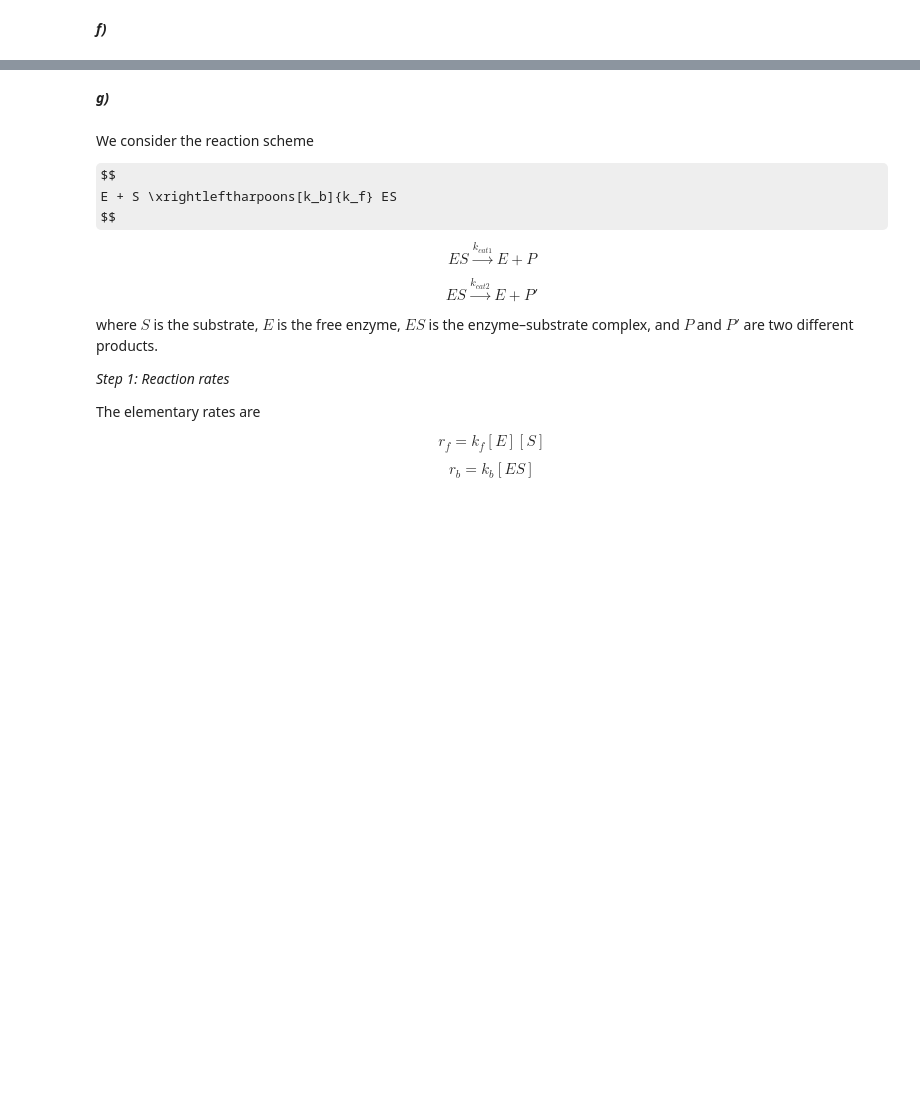
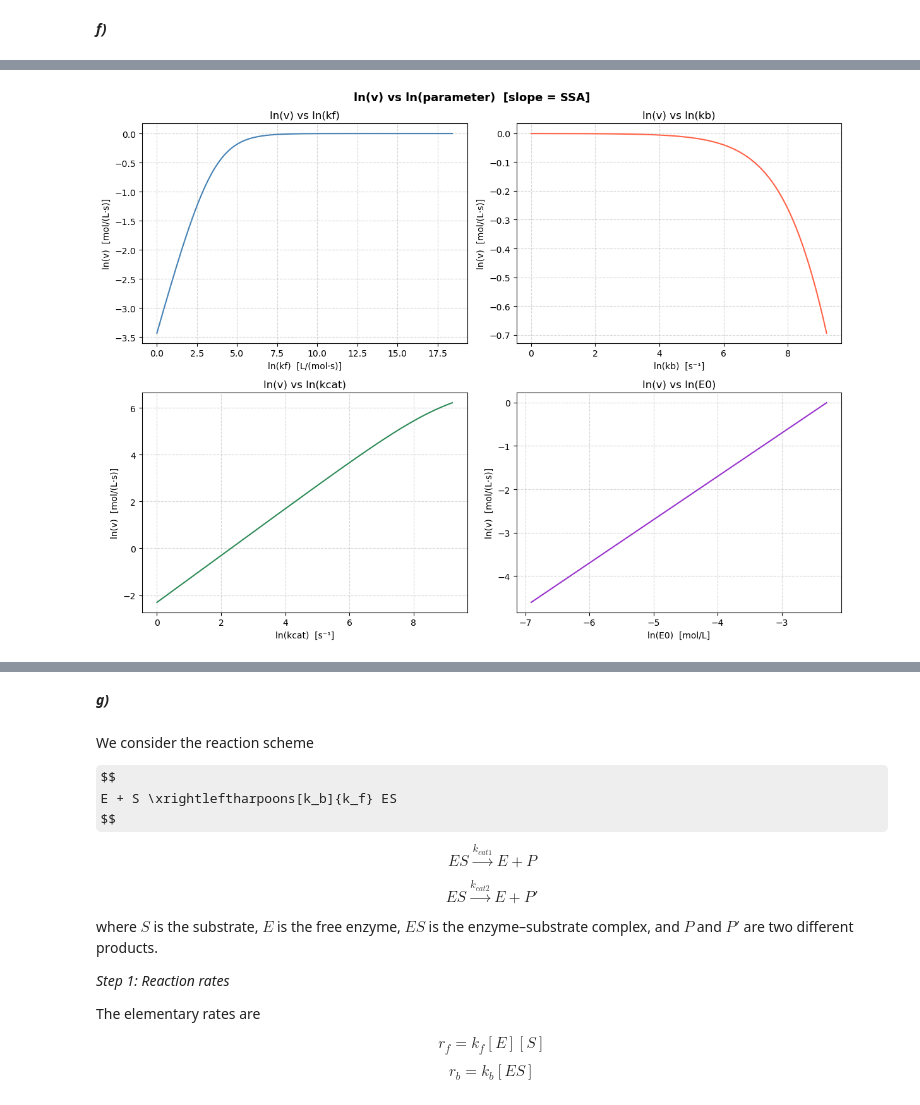
Before and after one commit to vicollari/bioreactor_simulation, a Jupyter notebook: bioreactor_simulation/exercise2.ipynb, the cells around one changed output, grey strips where cells are left out. Drawn from its saved outputs; the diff is of its cells as text; code cells hidden in the pictures; some formulas as TeX source; blank space fills up the shorter version.

```diff
--- a/bioreactor_simulation/exercise2.ipynb
+++ b/bioreactor_simulation/exercise2.ipynb
@@ -690,0 +510,63 @@ The scaled sensitivity analysis shows that the most important parameters are tho
+# %%
+import numpy as np
+import matplotlib.pyplot as plt
+
+S0       = 1.0      # mol/L
+E0_ref   = 0.1      # mol/L
+kf_ref   = 10000    # L/(mol·s)
+kb_ref   = 20       # s⁻¹
+kcat_ref = 10       # s⁻¹
+
+
+def reaction_rate(kf, kb, kcat, E0, S):
+    Km = (kb + kcat) / kf
+    v  = kcat * E0 * S / (Km + S)
+    return v
+
+kf_range   = np.logspace(0, 8, 500)    # 1 → 10^8  L/(mol·s)
+kb_range   = np.logspace(0, 4, 500)    # 1 → 10^4  s⁻¹
+kcat_range = np.logspace(0, 4, 500)    # 1 → 10^4  s⁻¹
+E0_range   = np.logspace(-3, -1, 500)  # 0.001 → 0.1 mol/L (E0 << S0 → QSSA valid)
+
+v_kf   = reaction_rate(kf_range,   kb_ref,   kcat_ref,   E0_ref,   S0)
+v_kb   = reaction_rate(kf_ref,     kb_range, kcat_ref,   E0_ref,   S0)
+v_kcat = reaction_rate(kf_ref,     kb_ref,   kcat_range, E0_ref,   S0)
+v_E0   = reaction_rate(kf_ref,     kb_ref,   kcat_ref,   E0_range, S0)
+
+
+fig, axes = plt.subplots(2, 2, figsize=(12, 9))
+fig.suptitle("ln(v) vs ln(parameter)  [slope = SSA]",
+             fontsize=13, fontweight='bold')
+
+#kf
+axes[0, 0].plot(np.log(kf_range), np.log(v_kf), color='steelblue')
+axes[0, 0].set_xlabel("ln(kf)  [L/(mol·s)]")
+axes[0, 0].set_ylabel("ln(v)  [mol/(L·s)]")
+axes[0, 0].set_title("ln(v) vs ln(kf)")
+axes[0, 0].grid(True, linestyle='--', alpha=0.5)
+
+#kb
+axes[0, 1].plot(np.log(kb_range), np.log(v_kb), color='tomato')
+axes[0, 1].set_xlabel("ln(kb)  [s⁻¹]")
+axes[0, 1].set_ylabel("ln(v)  [mol/(L·s)]")
+axes[0, 1].set_title("ln(v) vs ln(kb)")
+axes[0, 1].grid(True, linestyle='--', alpha=0.5)
+
+#kcat
+axes[1, 0].plot(np.log(kcat_range), np.log(v_kcat), color='seagreen')
+axes[1, 0].set_xlabel("ln(kcat)  [s⁻¹]")
+axes[1, 0].set_ylabel("ln(v)  [mol/(L·s)]")
+axes[1, 0].set_title("ln(v) vs ln(kcat)")
+axes[1, 0].grid(True, linestyle='--', alpha=0.5)
+
+#E0
+axes[1, 1].plot(np.log(E0_range), np.log(v_E0), color='darkorchid')
+axes[1, 1].set_xlabel("ln(E0)  [mol/L]")
+axes[1, 1].set_ylabel("ln(v)  [mol/(L·s)]")
+axes[1, 1].set_title("ln(v) vs ln(E0)")
+axes[1, 1].grid(True, linestyle='--', alpha=0.5)
+
+plt.tight_layout()
+plt.show()
+# %% [output]
+[figure, added]
```
Also changed, not shown: parts of 6 cells of this notebook, 1 other file.
